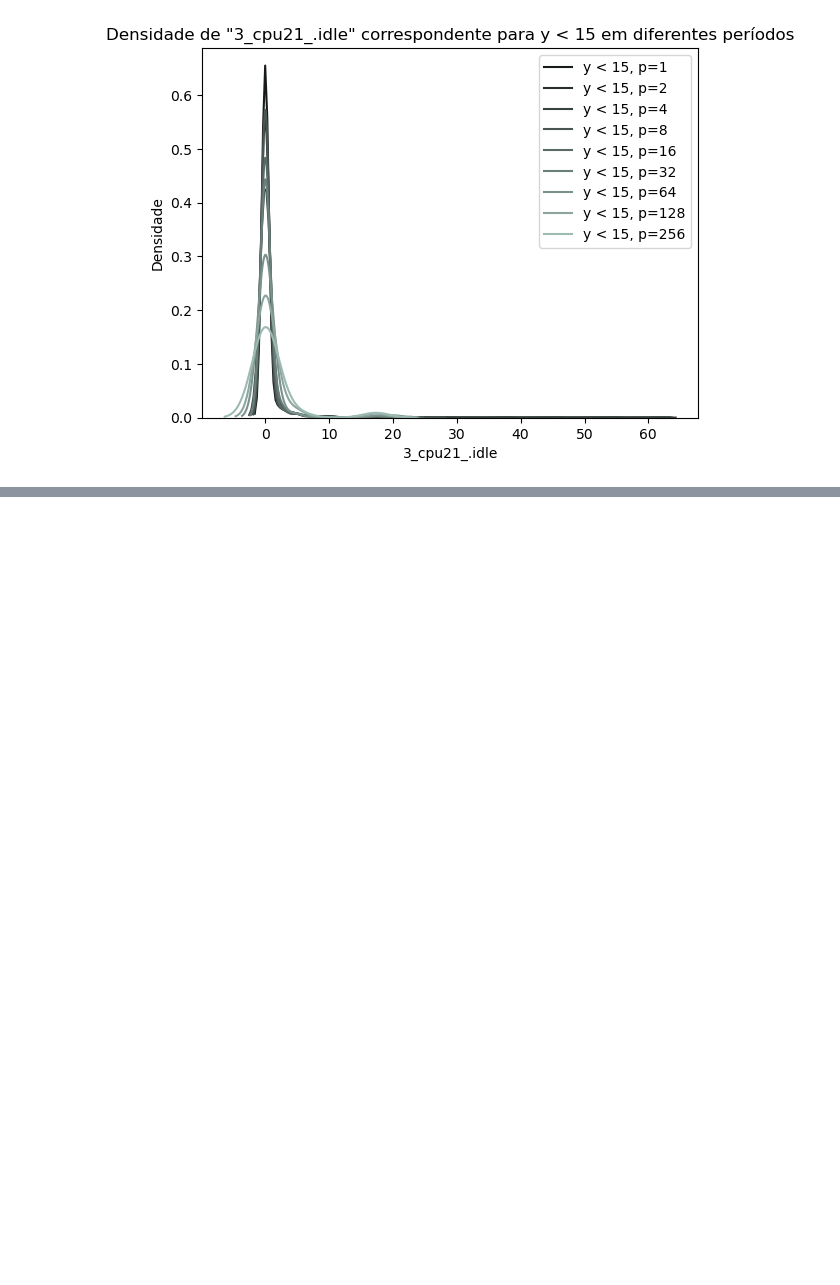
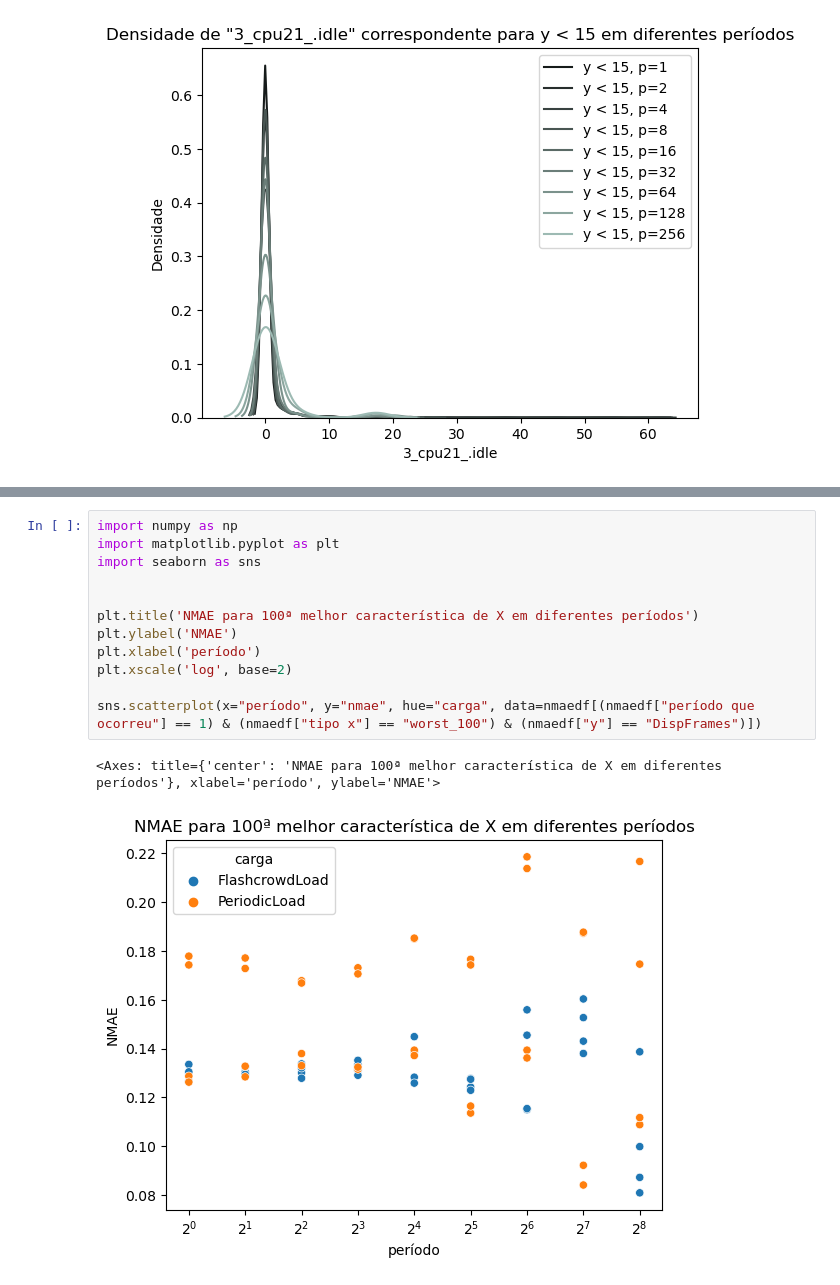
Before and after one commit to DaviVilarinho/ic-intervalo-qos, a Jupyter notebook: AnaliseXMenorMaior.ipynb, the cells around one changed output, grey strips where cells are left out. Cells and saved outputs as stored; diff of their text form; blank space fills up the shorter version.

```diff
--- a/AnaliseTPTT.ipynb
+++ b/AnaliseXMenorMaior.ipynb
@@ -275,0 +303,15 @@ plt.show()
+# %%
+import numpy as np
+import matplotlib.pyplot as plt
+import seaborn as sns
+
+
+plt.title('NMAE para 100ª melhor característica de X em diferentes períodos')
+plt.ylabel('NMAE')
+plt.xlabel('período')
+plt.xscale('log', base=2)
+
+sns.scatterplot(x="período", y="nmae", hue="carga", data=nmaedf[(nmaedf["período que ocorreu"] == 1) & (nmaedf["tipo x"] == "worst_100") & (nmaedf["y"] == "DispFrames")])
+# %% [output]
+<Axes: title={'center': 'NMAE para 100ª melhor característica de X em diferentes períodos'}, xlabel='período', ylabel='NMAE'>
+[figure, added]
```
Also changed, not shown: parts of 5 cells of this notebook, 1 other file.
